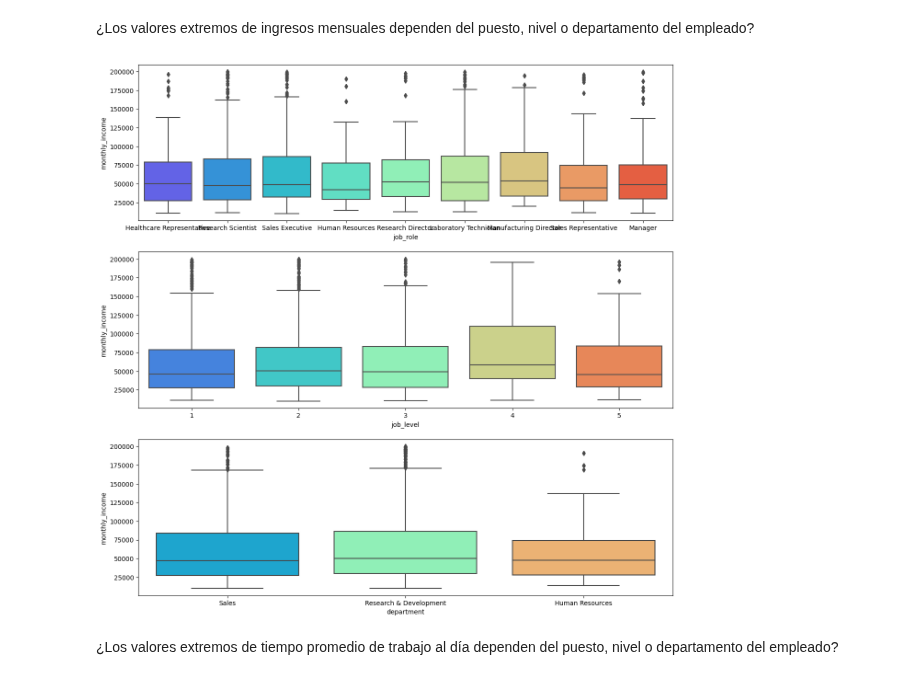
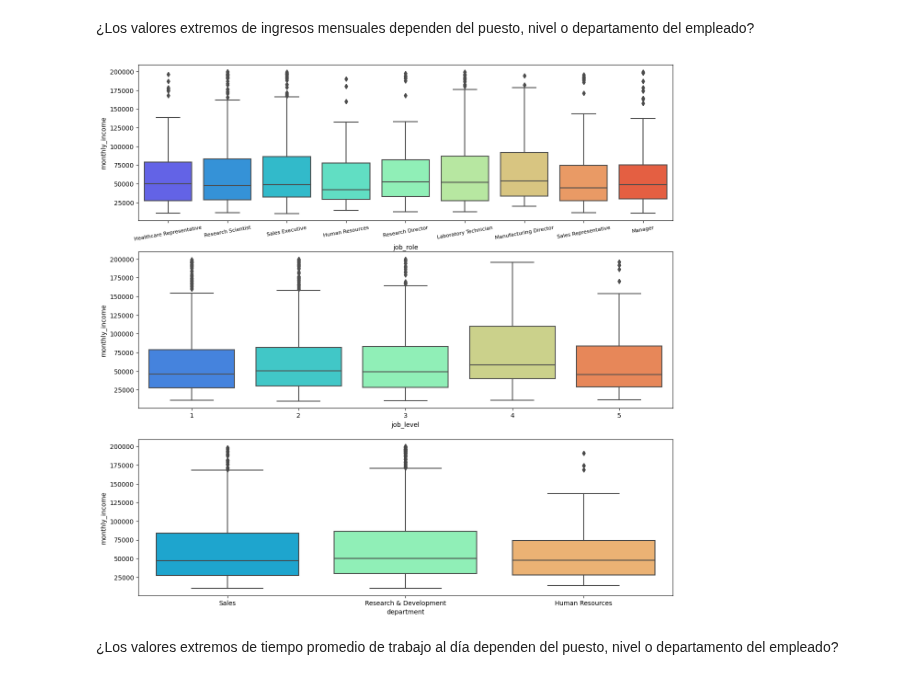
Before and after one commit to AlexanderBedoyaC/pediccion_abandono_empleo, a Jupyter notebook: 7. Preparación de datos.ipynb, the cells around one changed output. Saved outputs shown, nothing was run; the diff lists cells and outputs as text; code cells hidden in the pictures.

```diff
--- a/7. Preparación de datos.ipynb
+++ b/7. Preparación de datos.ipynb
@@ -44,11 +44,12 @@ for i in range(len(variables)):
 # %%
 fig, axs = plt.subplots(3, 1, figsize=(15, 15))
 sns.boxplot(x = 'job_role', y = 'monthly_income', data = df, palette='rainbow', ax=axs[0])
+axs[0].set_xticklabels(axs[0].get_xticklabels(), rotation=10, ha='center', fontsize=8)
 sns.boxplot(x = 'job_level', y = 'monthly_income', data = df, palette='rainbow', ax=axs[1], order=['1','2','3','4','5'])
 sns.boxplot(x = 'department', y = 'monthly_income', data = df, palette='rainbow', ax=axs[2])
 plt.show()
 # %% [output]
-[figure, old version]
+[figure, new version]
 # %% [markdown]
 ¿Los valores extremos de tiempo promedio de trabajo al día dependen del puesto, nivel o departamento del empleado?
 # %%
```
Also changed, not shown: 6 other files.
